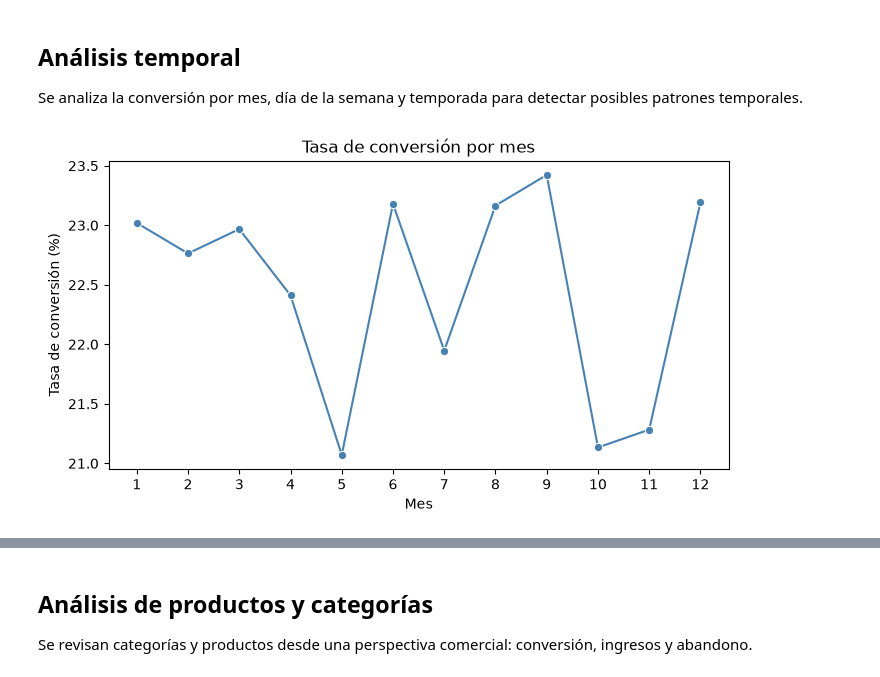
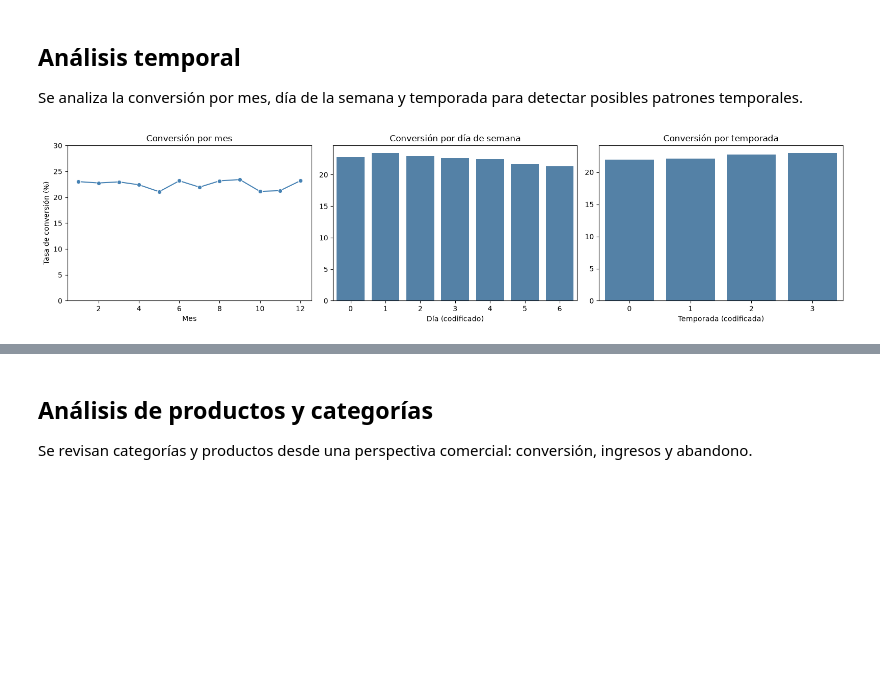
Before and after one commit to TomasDinardi/Proyecto-de-Recomendacion-InsightLab, a Jupyter notebook: MLOps-InsightLab/src/analisis_exploratorio.ipynb, the cells around one changed output, grey strips where cells are left out. Drawn from its saved outputs; the diff is of its cells as text; code cells hidden in the pictures; blank space fills up the shorter version.

```diff
--- a/MLOps-InsightLab/src/analisis_exploratorio.ipynb
+++ b/MLOps-InsightLab/src/analisis_exploratorio.ipynb
@@ -369,0 +519,2 @@ for columna in categoricas_para_graficar:
+# %%
+data["discount_amount_log"] = np.log1p(data["discount_amount"])
@@ -506,0 +874,18 @@ Este análisis permite observar si los descuentos se asocian a una mayor probabi
+# %%
+mediana_tiempo = data["time_on_site_sec"].median()
+
+data["promocion_1"] = (
+    (data["user_type"] == 0) &
+    (data["added_to_cart"] == 1) &
+    (data[TARGET].astype(int) == 0) &
+    (data["time_on_site_sec"] > mediana_tiempo)
+)
+
+data["promocion_2"] = (
+    (data["user_type"] == 0) &
+    (data["device_type"] == 1) &
+    (data["time_on_site_sec"] > mediana_tiempo)
+)
+
+resumen_promociones = data[["promocion_1", "promocion_2"]].sum().to_frame(name="cantidad_sesiones")
+resumen_promociones
@@ -530,25 +940,29 @@ Una mayor navegación puede indicar interés, pero también indecisión. Por eso
 
 Se analiza la conversión por mes, día de la semana y temporada para detectar posibles patrones temporales.
 # %%
-conversion_mes = (
-    data.groupby("visit_month")[TARGET]
-    .mean()
-    .multiply(100)
-)
+conversion_mes = data.groupby("visit_month", observed=True)[TARGET].apply(lambda x: x.astype(int).mean()).multiply(100).round(2)
+conversion_weekday = data.groupby("visit_weekday", observed=True)[TARGET].apply(lambda x: x.astype(int).mean()).multiply(100).round(2)
+conversion_season = data.groupby("visit_season", observed=True)[TARGET].apply(lambda x: x.astype(int).mean()).multiply(100).round(2)
 
-plt.figure(figsize=(8, 4))
+fig, axes = plt.subplots(1, 3, figsize=(16, 4))
 
-sns.lineplot(
-    x=conversion_mes.index,
-    y=conversion_mes.values,
-    marker="o",
-    color="steelblue"
-)
+sns.lineplot(x=conversion_mes.index, y=conversion_mes.values, marker="o", ax=axes[0], color="steelblue")
+axes[0].set_title("Conversión por mes")
+axes[0].set_ylim(0, 30)
+axes[0].set_xlabel("Mes")
+axes[0].set_ylabel("Tasa de conversión (%)")
 
-plt.title("Tasa de conversión por mes")
-plt.xlabel("Mes")
-plt.ylabel("Tasa de conversión (%)")
-plt.xticks(range(1, 13))
+sns.barplot(x=conversion_weekday.index.astype(str), y=conversion_weekday.values, ax=axes[1], color="steelblue")
+axes[1].set_title("Conversión por día de semana")
+axes[1].set_xlabel("Día (codificado)")
+axes[1].set_ylabel("")
+
+sns.barplot(x=conversion_season.index.astype(str), y=conversion_season.values, ax=axes[2], color="steelblue")
+axes[2].set_title("Conversión por temporada")
+axes[2].set_xlabel("Temporada (codificada)")
+axes[2].set_ylabel("")
+
+plt.tight_layout()
 plt.show()
 # %% [output]
-[figure, old version]
+[figure, new version]
```
Also changed, not shown: parts of 73 cells of this notebook.
